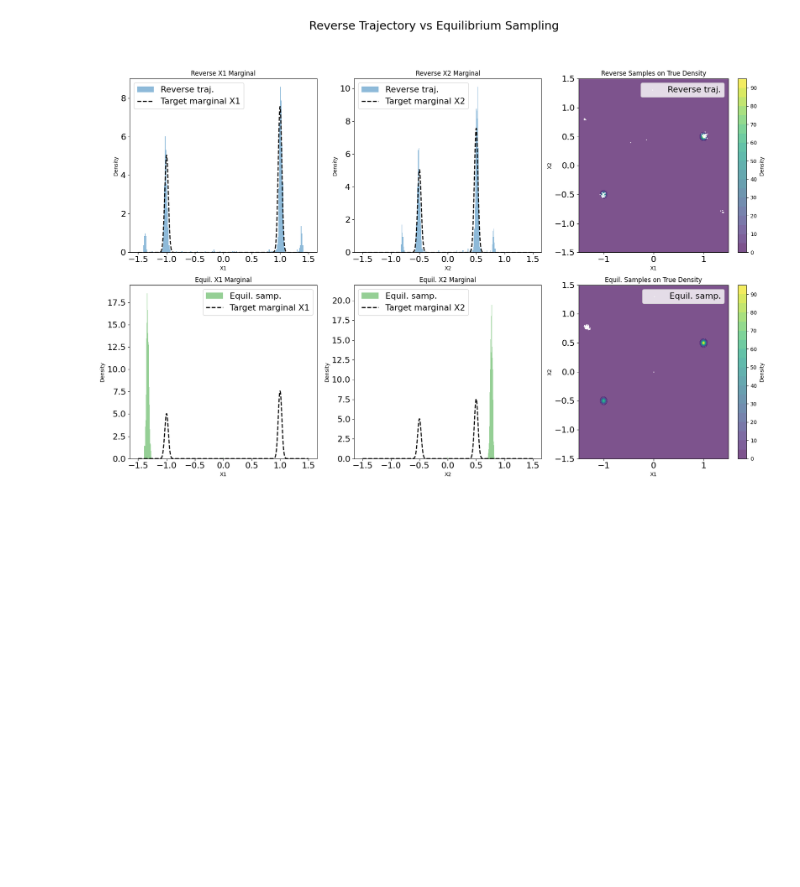
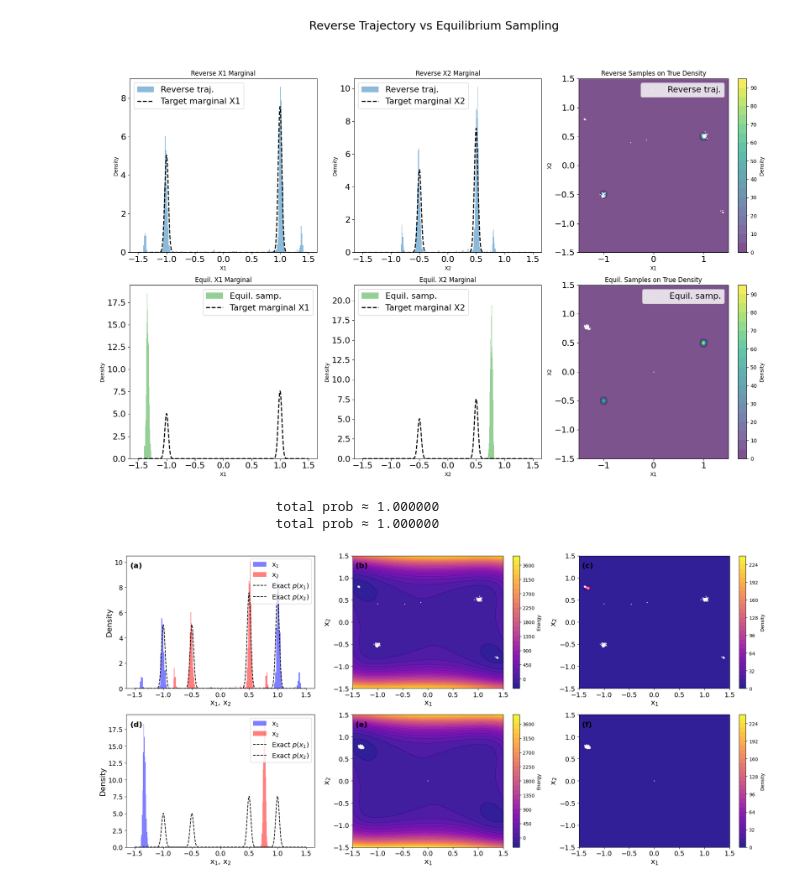
Before and after one commit to cyboesch/oscillator_dev, a Jupyter notebook: projects/physical-diffusion-models/notebooks/sampling-from-gaussian-mixture-CD1.ipynb, the cells around one changed output. Cells and saved outputs as stored; diff of their text form; code cells hidden in the pictures; blank space fills up the shorter version.

Commit message:
updated the plotting again

```diff
--- a/projects/physical-diffusion-models/notebooks/sampling-from-gaussian-mixture-CD1.ipynb
+++ b/projects/physical-diffusion-models/notebooks/sampling-from-gaussian-mixture-CD1.ipynb
@@ -698,7 +698,7 @@ def plot_prl_comparison_v2(
                 fontweight='bold',
                 va='top', ha='left')
 
-    row_titles = ['Reverse Trajectory', 'Equilibrium Sampling']
+    row_titles = ['', '']
 
     # 5) fill in plots
     for row, (title, samples) in enumerate(zip(row_titles,
@@ -706,7 +706,7 @@ def plot_prl_comparison_v2(
         # — combined marginals
         ax = axes[row,0]
         ax.hist(samples[:,0], bins=num_bins, density=True,
-                alpha=0.5, color='violet', label='x$_1$')
+                alpha=0.5, color='blue', label='x$_1$')
         ax.hist(samples[:,1], bins=num_bins, density=True,
                 alpha=0.5, color='red',    label='x$_2$')
         ax.plot(x_lin, marginal_x1, '--k', lw=1.5, label='Exact $p(x_1)$')
@@ -720,49 +720,53 @@ def plot_prl_comparison_v2(
         # — energy map
         ax = axes[row,1]
         cf = ax.contourf(X1, X2, E_list[row], levels=30,
-                         cmap=viored, alpha=0.9)
-        plt.colorbar(cf, ax=ax, label='Energy', shrink=0.8)
+                         cmap='plasma', alpha=0.9)
+        plt.colorbar(cf, ax=ax, label='Energy')
         ax.scatter(samples[::sample_stride,0],
                    samples[::sample_stride,1],
                    c='white', s=2, alpha=0.6)
         ax.set_xlabel('x$_1$', fontsize=fontsize)
         ax.set_ylabel('x$_2$', fontsize=fontsize)
-        ax.set_title('Energy', fontsize=fontsize+1)
+        ax.set_title('', fontsize=fontsize+1)
         ax.tick_params(labelsize=fontsize-2)
 
         # — probability map
         ax = axes[row,2]
         cf = ax.contourf(X1, X2, P_list[row], levels=30,
-                         cmap=viored, alpha=0.9)
-        plt.colorbar(cf, ax=ax, label='Probability', shrink=0.8)
+                         cmap='plasma', alpha=0.9)
+        plt.colorbar(cf, ax=ax, label='Density' )
         ax.scatter(samples[::sample_stride,0],
                    samples[::sample_stride,1],
                    c='white', s=2, alpha=0.6)
         ax.set_xlabel('x$_1$', fontsize=fontsize)
         ax.set_ylabel('x$_2$', fontsize=fontsize)
-        ax.set_title('Probability', fontsize=fontsize+1)
+        ax.set_title('', fontsize=fontsize+1)
         ax.tick_params(labelsize=fontsize-2)
 
         # sanity check
         tot = jnp.sum(P_list[row])*dx*dy
         print(f"{title:>22} total prob ≈ {tot:.6f}")
 
     fig.tight_layout(rect=[0,0,1,0.95])
     plt.show()
 
 plot_prl_comparison_v2(
     energy_fn,
     params_interpolator(0)/Temp,
     params_interpolator(0)/Temp,
     final_states,
     sde_samples_direct,
     weights, means, covs,          # GMM params
     n_points=50,
     num_bins=150,
     sample_stride=5,
     x1_range=(-1.5,1.5),
     x2_range=(-1.5,1.5),
     figsize=(20,10),
-    fontsize=10,
+    fontsize=16,
     label_fontsize=16,
 )
+# %% [output]
+                       total prob ≈ 1.000000
+                       total prob ≈ 1.000000
+[figure, added]
```
Also changed, not shown: parts of 1 cell of this notebook.
